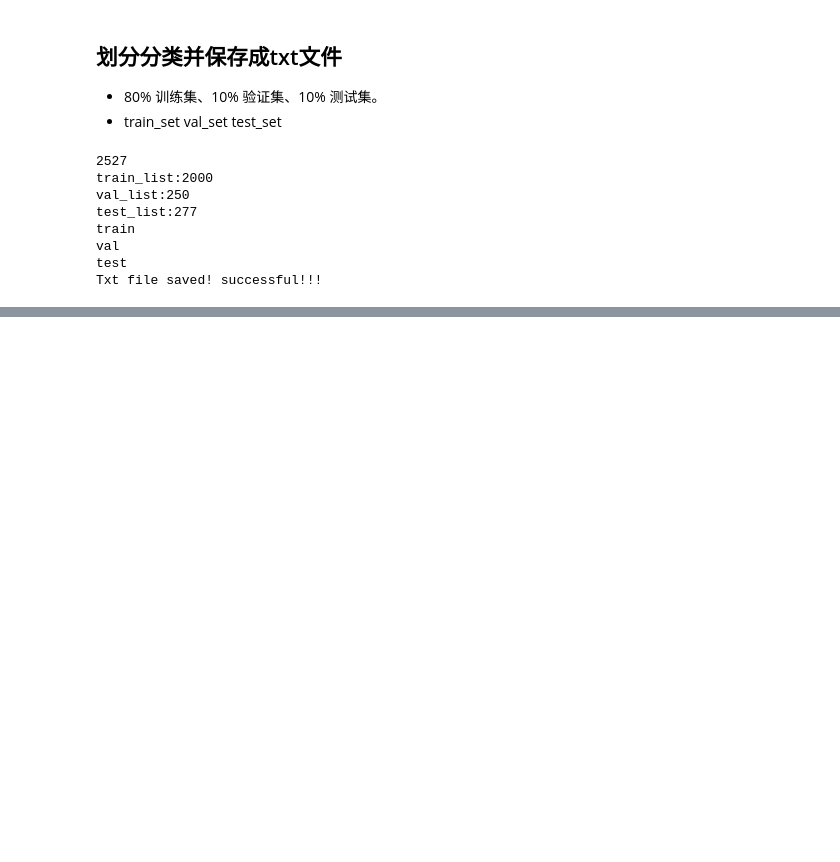
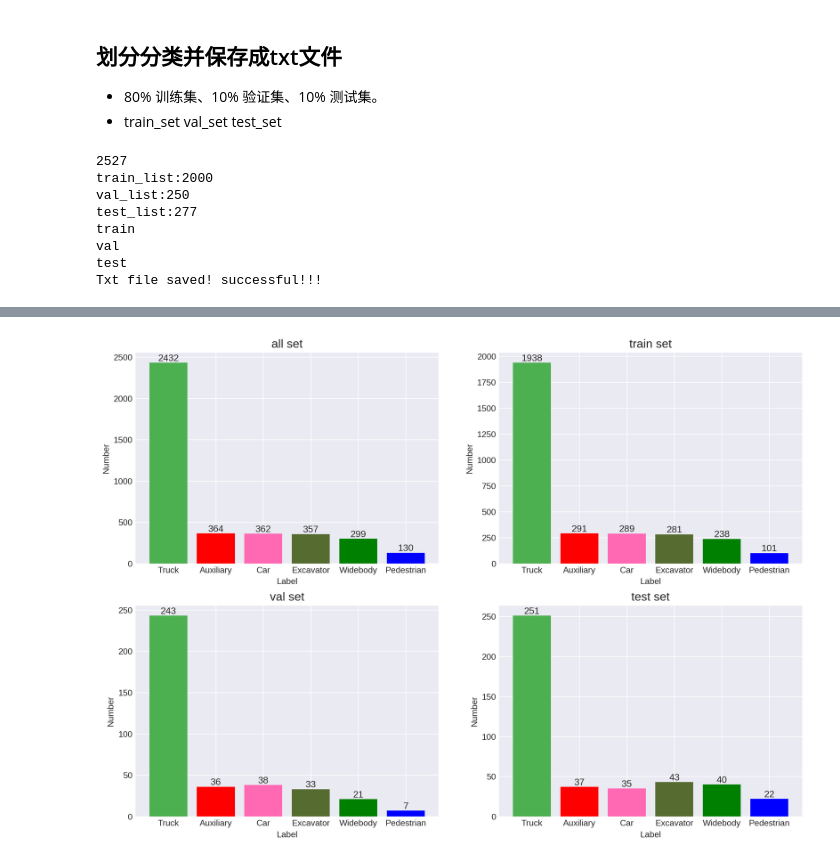
Before and after one commit to HuangCongQing/Python, a Jupyter notebook: data_process/02dataset划分并可视化.ipynb, the cells around one changed output, grey strips where cells are left out. Cells and saved outputs as stored; diff of their text form; code cells hidden in the pictures; blank space fills up the shorter version.

```diff
--- a/data_process/02dataset划分并可视化.ipynb
+++ b/data_process/02dataset划分并可视化.ipynb
@@ -173,0 +175,84 @@ test_class: [265, 30, 36, 43, 31, 24]
+# %%
+import matplotlib.pyplot as plt
+import numpy as np
+from pylab import *  # 支持中文
+mpl.rcParams['font.sans-serif'] = ['SimHei']
+# 创建一个点数为 8 x 6 的窗口, 并设置分辨率为 250像素/每英寸
+plt.figure(figsize=(14, 10), dpi=230)
+
+
+#plot 1:===============================
+plt.subplot(2, 2, 1)
+x = np.array(['Truck','Auxiliary','Car','Excavator','Widebody','Pedestrian'])
+y = np.array([2432, 364, 362, 357, 299, 130])
+
+plt.bar(x, y,  color = ["#4CAF50","red","hotpink","#556B2F","green","blue"])
+
+#使用text显示数值
+for a,b in zip(x,y):
+ plt.text(a, b+0.05, '%.0f' % b, ha='center', va= 'bottom',fontsize=11)
+
+plt.xlabel("Label")  #设置X轴Y轴名称
+plt.ylabel("Number")
+plt.title("all set", fontsize=14)
+plt.style.use('seaborn-darkgrid') # 设置画图的风格
+
+
+#plot 2:===============================
+plt.subplot(2, 2, 2)
+x = np.array(['Truck','Auxiliary','Car','Excavator','Widebody','Pedestrian'])
+y = np.array(train_class)
+
+plt.bar(x, y,  color = ["#4CAF50","red","hotpink","#556B2F","green","blue"])
+
+#使用text显示数值
+for a,b in zip(x,y):
+ plt.text(a, b+0.05, '%.0f' % b, ha='center', va= 'bottom',fontsize=11)
+
+plt.xlabel("Label")  #设置X轴Y轴名称
+plt.ylabel("Number")
+plt.title("train set", fontsize=14) # # fontproperties 设置中文显示，fontsize 设置字体大小
+plt.style.use('seaborn-darkgrid') # 设置画图的风格
+
+#plot 3:===============================
+plt.subplot(2, 2, 3)
+x = np.array(['Truck','Auxiliary','Car','Excavator','Widebody','Pedestrian'])
+y = np.array(val_class)
+
+plt.bar(x, y,  color = ["#4CAF50","red","hotpink","#556B2F","green","blue"])
+
+#使用text显示数值
+for a,b in zip(x,y):
+ plt.text(a, b+0.05, '%.0f' % b, ha='center', va= 'bottom',fontsize=11)
+
+plt.xlabel("Label")  #设置X轴Y轴名称
+plt.ylabel("Number")
+plt.title("val set", fontsize=14)
+plt.style.use('seaborn-darkgrid') # 设置画图的风格
+
+#plot 4:===============================
+plt.subplot(2, 2, 4)
+x = np.array(['Truck','Auxiliary','Car','Excavator','Widebody','Pedestrian'])
+y = np.array(test_class)
+
+plt.bar(x, y,  color = ["#4CAF50","red","hotpink","#556B2F","green","blue"])
+
+#使用text显示数值
+for a,b in zip(x,y):
+ plt.text(a, b+0.05, '%.0f' % b, ha='center', va= 'bottom',fontsize=11)
+
+plt.xlabel("Label")  #设置X轴Y轴名称
+plt.ylabel("Number")
+plt.title("test set", fontsize=14)
+plt.style.use('seaborn-darkgrid') # 设置画图的风格
+
+
+# ===============================
+
+# 保存图片
+fig=plt.gcf()
+fig.savefig('./dataset.jpg')
+
+plt.show()
+# %% [output]
+[figure, added]
```
Also changed, not shown: parts of 1 cell of this notebook, 4 other files.
